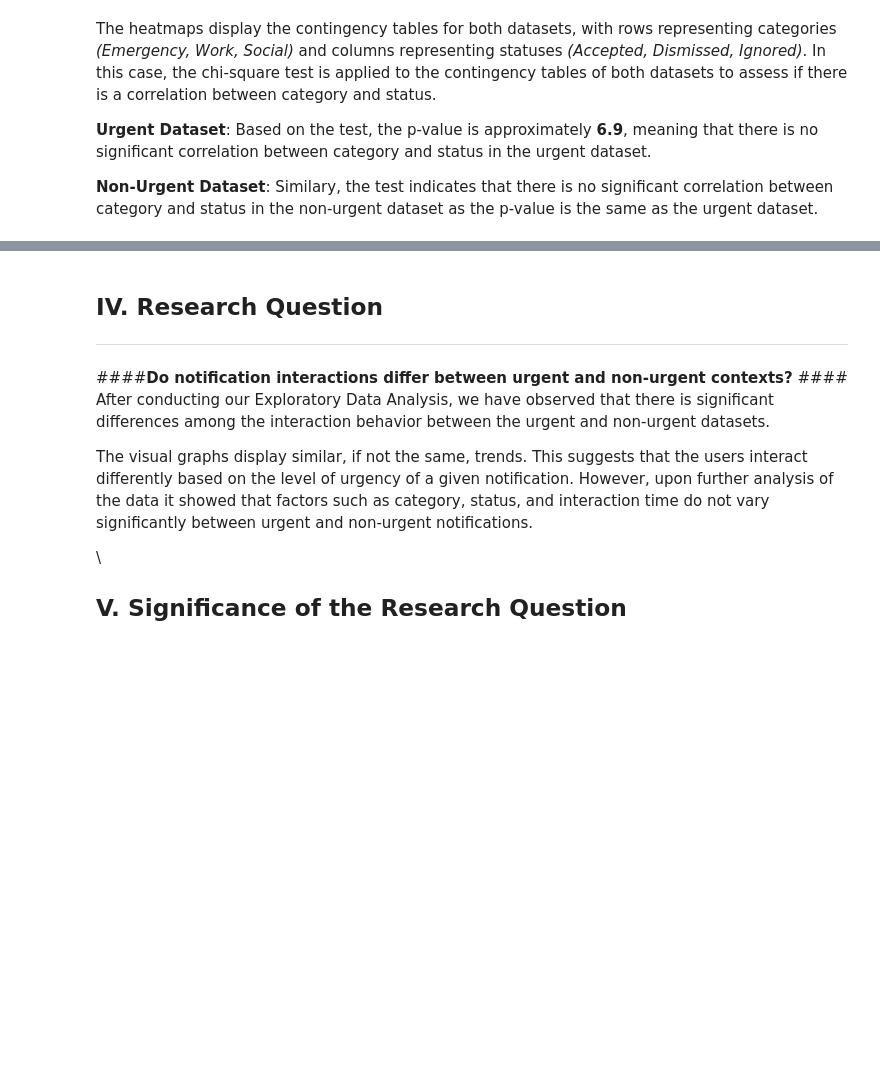
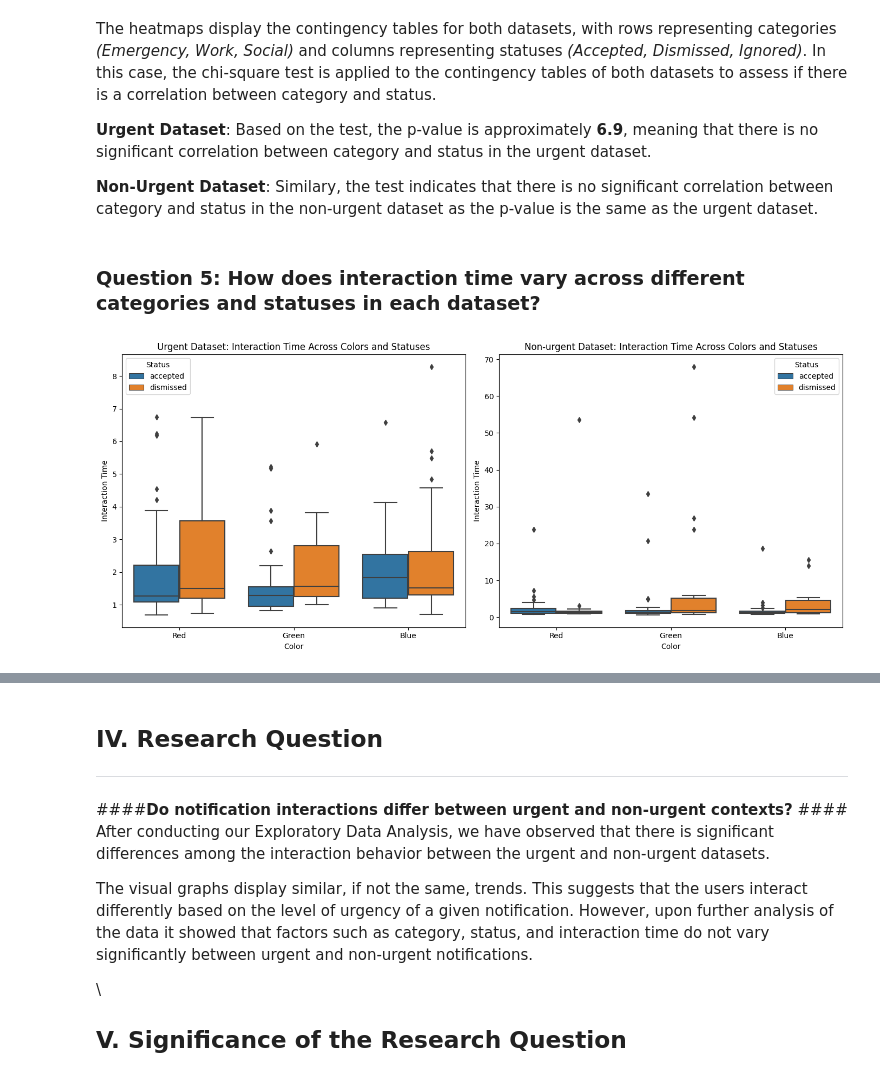
Before and after one commit to maxinebadiola/notification-interaction, a Jupyter notebook: HCI2001_Exploratory_Data_Analysis.ipynb, the cells around one changed output, grey strips where cells are left out. Saved outputs shown, nothing was run; the diff lists cells and outputs as text; code cells hidden in the pictures; blank space fills up the shorter version.

Commit message:
Added interaction time between colors and status for notifications

```diff
--- a/HCI2001_Exploratory_Data_Analysis.ipynb
+++ b/HCI2001_Exploratory_Data_Analysis.ipynb
@@ -515,3 +515,25 @@ Based on the test, the p-value is approximately **6.9**, meaning that there is n
 
 **Non-Urgent Dataset**:
 Similary, the test indicates that there is no significant correlation between category and status in the non-urgent dataset as the p-value is the same as the urgent dataset.
+# %% [markdown]
+### Question 5: How does interaction time vary across different categories and statuses in each dataset?
+# %%
+plt.figure(figsize=(14, 6))
+plt.subplot(1, 2, 1)
+sns.boxplot(x='color', y='interactionTime', hue='status', data=urgent_df)
+plt.title('Urgent Dataset: Interaction Time Across Colors and Statuses')
+plt.xlabel('Color')
+plt.ylabel('Interaction Time')
+plt.legend(title='Status')
+
+plt.subplot(1, 2, 2)
+sns.boxplot(x='color', y='interactionTime', hue='status', data=nonurgent_df)
+plt.title('Non-urgent Dataset: Interaction Time Across Colors and Statuses')
+plt.xlabel('Color')
+plt.ylabel('Interaction Time')
+plt.legend(title='Status')
+
+plt.tight_layout()
+plt.show()
+# %% [output]
+[figure, added]
```
Also changed, not shown: parts of 3 cells of this notebook.
